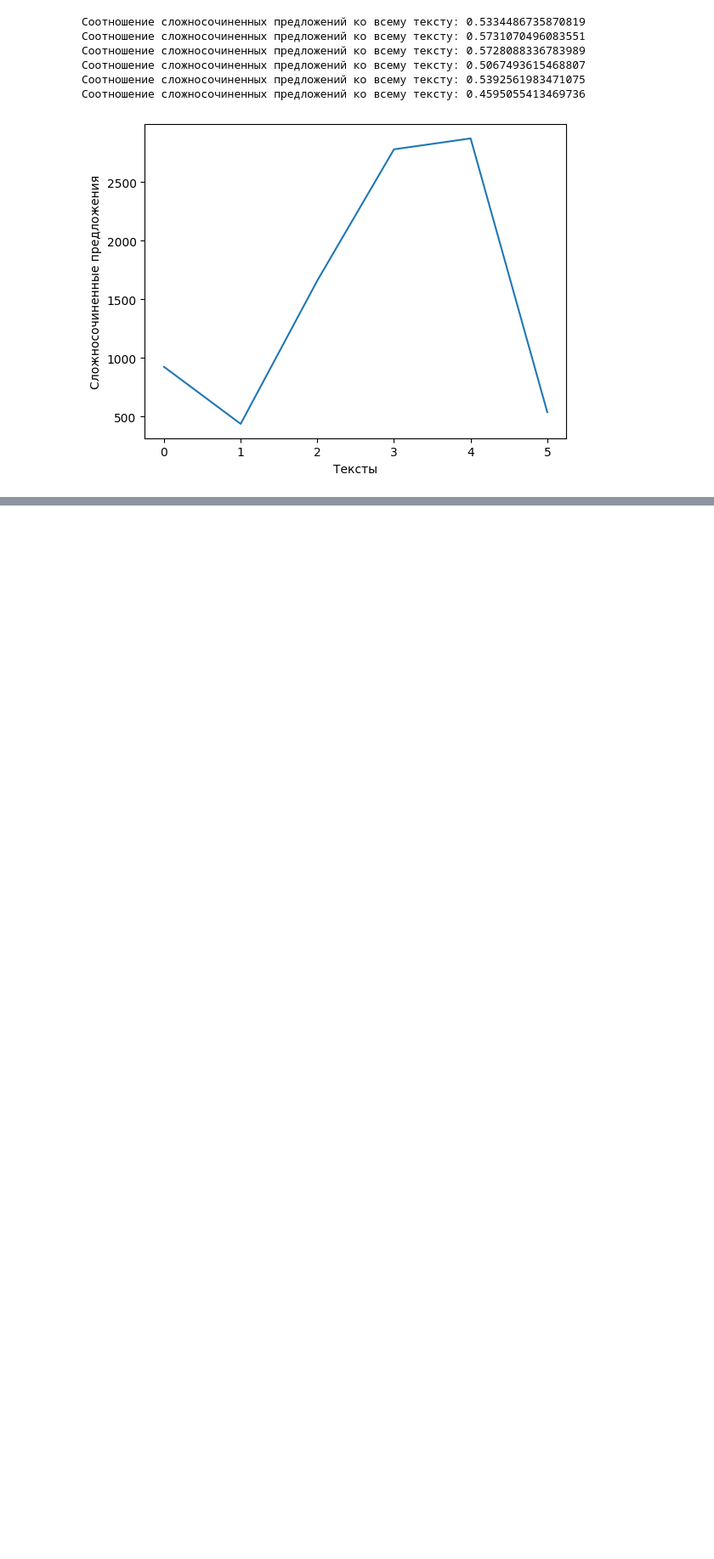
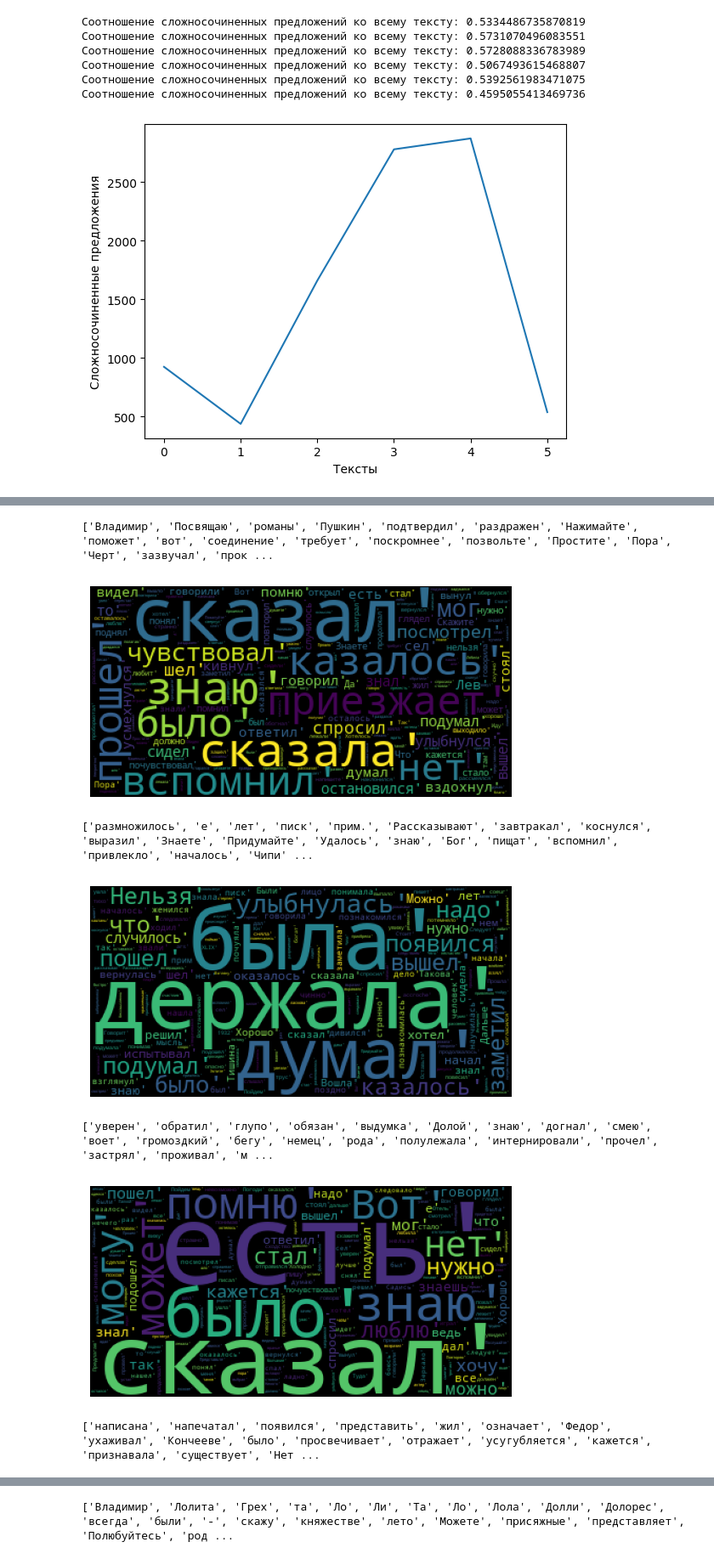
Before and after one commit to mariiakhomutova/school_x_python, a Jupyter notebook: Practice4/nabokov_syntax.ipynb, the cells around one changed output, grey strips where cells are left out. Shown at 85% size. Cells and saved outputs as stored; diff of their text form; code cells hidden in the pictures; blank space fills up the shorter version.

```diff
--- a/Practice4/nabokov_syntax.ipynb
+++ b/Practice4/nabokov_syntax.ipynb
@@ -159,6 +159,36 @@ def compound_sentence(text):
 
     print('Соотношение сложносочиненных предложений ко всему тексту:', proportion)
     return compound_count
+
+def root_words(text):
+    doc = nlp(text)
+    root = []
+
+    for token in doc:
+        if token.dep_ == 'ROOT':
+            root.append(token.text)
+    root = str(root)
+    print(root)
+
+    wordcloud = WordCloud().generate(root)
+    plt.imshow(wordcloud)
+    plt.axis("off")
+    plt.show()
+
+def nsubj_words(text):
+    doc = nlp(text)
+    nsubj = []
+
+    for token in doc:
+        if token.dep_ == 'nsubj':
+            nsubj.append(token.text)
+    nsubj = str(nsubj)
+    print(nsubj)
+
+    wordcloud = WordCloud().generate(nsubj)
+    plt.imshow(wordcloud)
+    plt.axis("off")
+    plt.show()
 # %%
 texts = [Mashenka, Camera, Despair, Gift, Lolita, Transparent]
 sentence_lengths = []
@@ -281,0 +324,15 @@ plt.show()
+# %%
+root_words(Mashenka)
+root_words(Camera)
+root_words(Despair)
+root_words(Gift)
+root_words(Lolita)
+root_words(Transparent)
+# %% [output]
+['Владимир', 'Посвящаю', 'романы', 'Пушкин', 'подтвердил', 'раздражен', 'Нажимайте', 'поможет', 'вот', 'соединение', 'требует', 'поскромнее', 'позвольте', 'Простите', 'Пора', 'Черт', 'зазвучал', 'прок ...
+[figure, added]
+['размножилось', 'е', 'лет', 'писк', 'прим.', 'Рассказывают', 'завтракал', 'коснулся', 'выразил', 'Знаете', 'Придумайте', 'Удалось', 'знаю', 'Бог', 'пищат', 'вспомнил', 'привлекло', 'началось', 'Чипи' ...
+[figure, added]
+['увeрен', 'обратил', 'глупо', 'обязан', 'выдумка', 'Долой', 'знаю', 'догнал', 'смeю', 'воет', 'громоздкий', 'бeгу', 'нeмец', 'рода', 'полулежала', 'интернировали', 'прочел', 'застрял', 'проживал', 'м ...
+[figure, added]
+['написана', 'напечатал', 'появился', 'представить', 'жил', 'означает', 'Федор', 'ухаживал', 'Кончееве', 'было', 'просвечивает', 'отражает', 'усугубляется', 'кажется', 'признавала', 'существует', 'Нет ...
@@ -281,0 +340 @@ plt.show()
+['Владимир', 'Лолита', 'Грех', 'та', 'Ло', 'Ли', 'Та', 'Ло', 'Лола', 'Долли', 'Долорес', 'всегда', 'были', '-', 'скажу', 'княжестве', 'лето', 'Можете', 'присяжные', 'представляет', 'Полюбуйтесь', 'род ...
```
Also changed, not shown: parts of 12 cells of this notebook.
